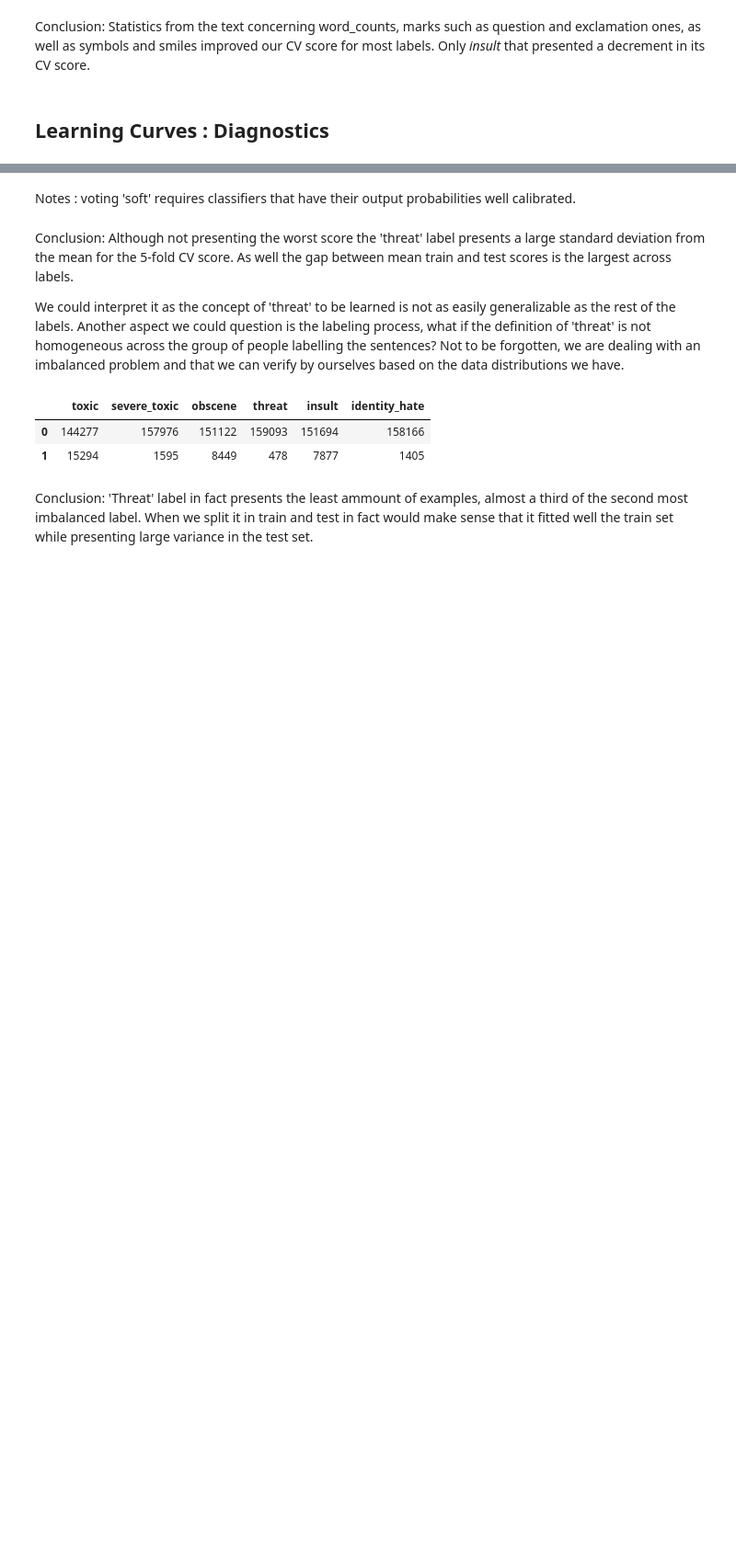
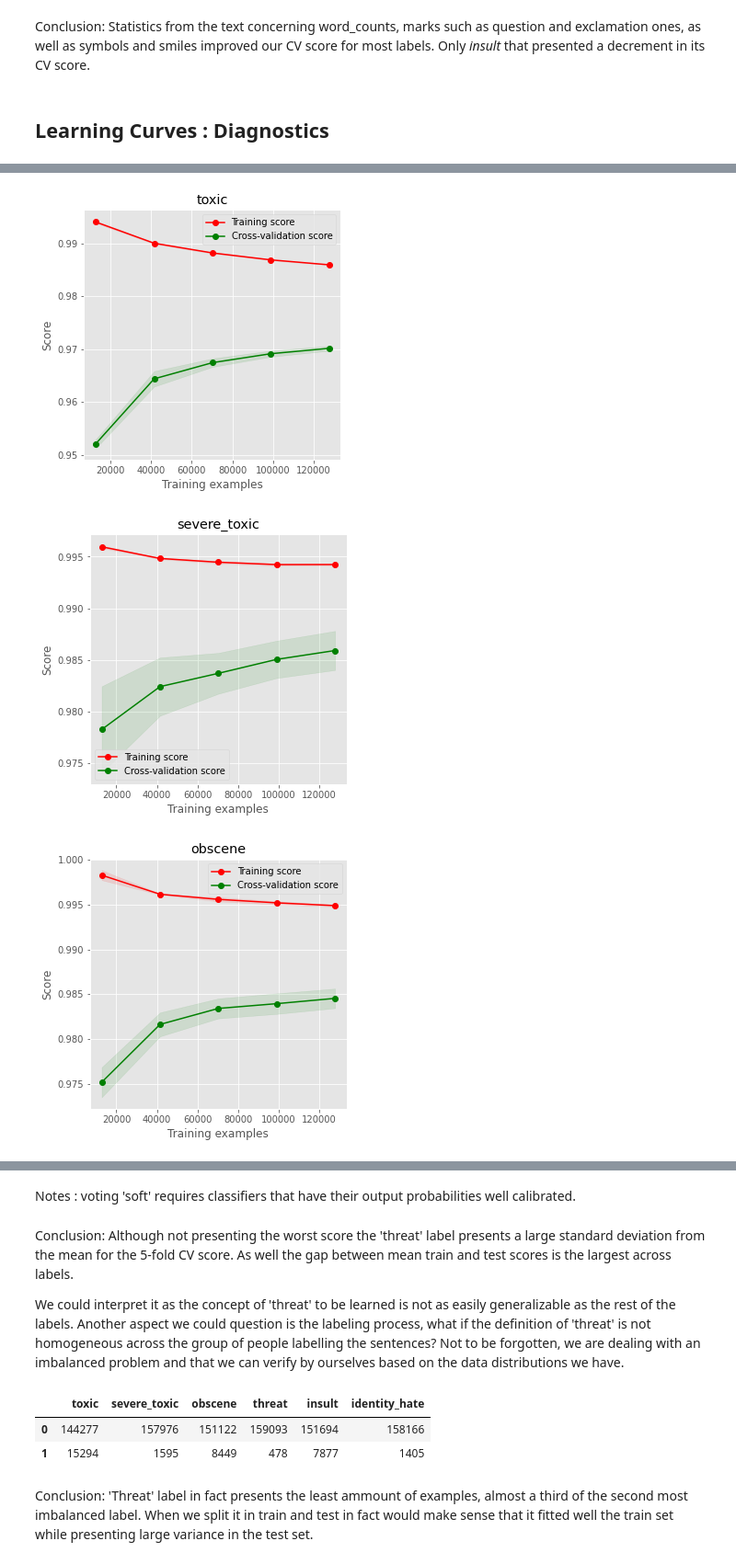
Before and after one commit to prbronze/Kaggle, a Jupyter notebook: toxic_comment_challenge/Notebooks/2.0_Modeling.ipynb, the cells around one changed output, grey strips where cells are left out. Shown at 92% size. Cells and saved outputs as stored; diff of their text form; code cells hidden in the pictures; blank space fills up the shorter version.

```diff
--- a/toxic_comment_challenge/Notebooks/2.0_Modeling.ipynb
+++ b/toxic_comment_challenge/Notebooks/2.0_Modeling.ipynb
@@ -306,13 +313,15 @@ clf.fit(x_train_vectorized[:10,:],y_train.iloc[:10,0])
 # %%
-from sklearn.tree import DecisionTreeClassifier
-
 clf1 = LogisticRegression(class_weight='balanced') #'balanced'
-clf2 = DecisionTreeClassifier()
+clf2 = DecisionTreeClassifier(max_depth=4)
 clf3 = MultinomialNB()
 clf = VotingClassifier(
     estimators=[('lr', clf1),
-                ('rf', clf2),
+                ('dt', clf2),
                 ('mnb', clf3)], voting='soft')
 
 
 plot_curve(clf, x_train_features, y_train)
+# %% [output]
+[figure, added]
+[figure, added]
+[figure, added]
```
Also changed, not shown: parts of 7 cells of this notebook.
